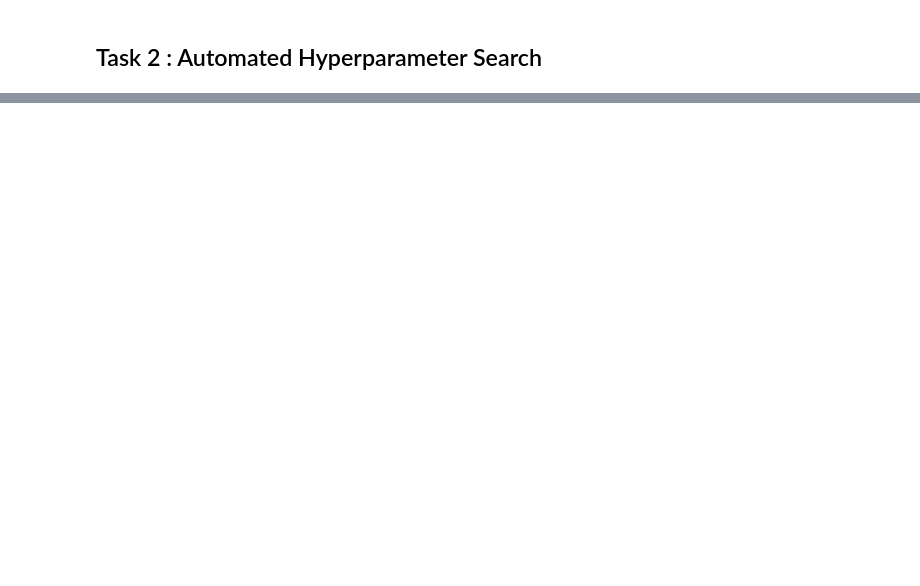
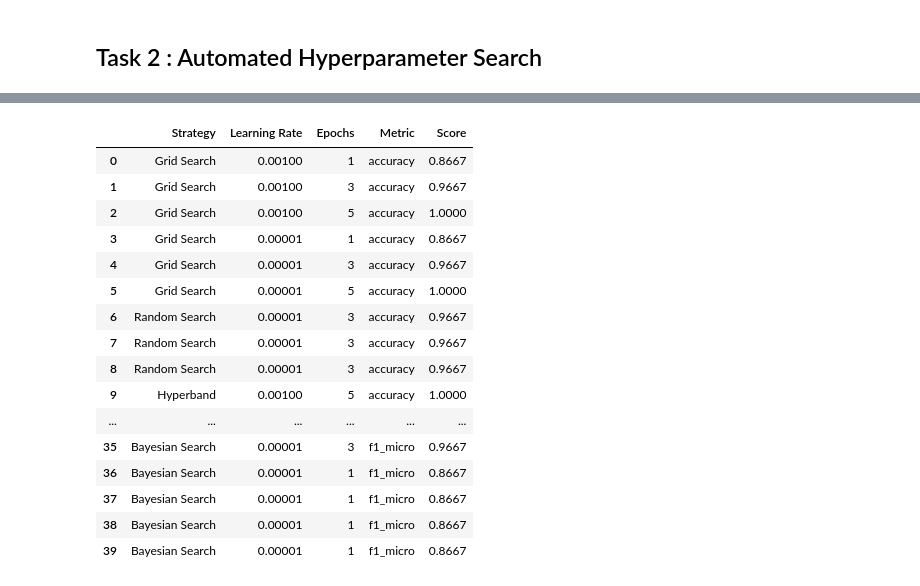
Before and after one commit to ParthivPatel2005/-CS-203-MLP-Model-Implementation-Experiment-Tracking-Hyperparameters, a Jupyter notebook: Section_2.ipynb, the cells around one changed output, grey strips where cells are left out. Saved outputs shown, nothing was run; the diff lists cells and outputs as text; code cells hidden in the pictures; blank space fills up the shorter version.

```diff
--- a/Section_2.ipynb
+++ b/Section_2.ipynb
@@ -980,0 +485,81 @@ ImportError: cannot import name 'space' from 'autogluon.core' (C:\Users\Parth\Ap
+# %%
+# Creating the final DataFrame with results
+results_data = [
+    # Grid Search
+    {"Strategy": "Grid Search", "Learning Rate": 0.001, "Epochs": 1, "Metric": "accuracy", "Score": 0.8667},
+    {"Strategy": "Grid Search", "Learning Rate": 0.001, "Epochs": 3, "Metric": "accuracy", "Score": 0.9667},
+    {"Strategy": "Grid Search", "Learning Rate": 0.001, "Epochs": 5, "Metric": "accuracy", "Score": 1.0},
+    {"Strategy": "Grid Search", "Learning Rate": 1e-05, "Epochs": 1, "Metric": "accuracy", "Score": 0.8667},
+    {"Strategy": "Grid Search", "Learning Rate": 1e-05, "Epochs": 3, "Metric": "accuracy", "Score": 0.9667},
+    {"Strategy": "Grid Search", "Learning Rate": 1e-05, "Epochs": 5, "Metric": "accuracy", "Score": 1.0},
+
+    # Random Search
+    {"Strategy": "Random Search", "Learning Rate": 1e-05, "Epochs": 3, "Metric": "accuracy", "Score": 0.9667},
+    {"Strategy": "Random Search", "Learning Rate": 1e-05, "Epochs": 3, "Metric": "accuracy", "Score": 0.9667},
+    {"Strategy": "Random Search", "Learning Rate": 1e-05, "Epochs": 3, "Metric": "accuracy", "Score": 0.9667},
+
+    # Hyperband
+    {"Strategy": "Hyperband", "Learning Rate": 0.001, "Epochs": 5, "Metric": "accuracy", "Score": 1.0},
+    {"Strategy": "Hyperband", "Learning Rate": 1e-05, "Epochs": 5, "Metric": "accuracy", "Score": 1.0},
+    {"Strategy": "Hyperband", "Learning Rate": 0.001, "Epochs": 2, "Metric": "accuracy", "Score": 0.9333},
+    {"Strategy": "Hyperband", "Learning Rate": 1e-05, "Epochs": 2, "Metric": "accuracy", "Score": 0.9333},
+    {"Strategy": "Hyperband", "Learning Rate": 0.001, "Epochs": 1, "Metric": "accuracy", "Score": 0.8667},
+    {"Strategy": "Hyperband", "Learning Rate": 1e-05, "Epochs": 1, "Metric": "accuracy", "Score": 0.8667},
+
+    # Bayesian Search
+    {"Strategy": "Bayesian Search", "Learning Rate": 1e-05, "Epochs": 3, "Metric": "accuracy", "Score": 0.9667},
+    {"Strategy": "Bayesian Search", "Learning Rate": 1e-05, "Epochs": 1, "Metric": "accuracy", "Score": 0.8667},
+    {"Strategy": "Bayesian Search", "Learning Rate": 1e-05, "Epochs": 1, "Metric": "accuracy", "Score": 0.8667},
+    {"Strategy": "Bayesian Search", "Learning Rate": 1e-05, "Epochs": 1, "Metric": "accuracy", "Score": 0.8667},
+    {"Strategy": "Bayesian Search", "Learning Rate": 1e-05, "Epochs": 1, "Metric": "accuracy", "Score": 0.8667},
+
+    # Grid Search - F1 Score
+    {"Strategy": "Grid Search", "Learning Rate": 0.001, "Epochs": 1, "Metric": "f1_micro", "Score": 0.8667},
+    {"Strategy": "Grid Search", "Learning Rate": 0.001, "Epochs": 3, "Metric": "f1_micro", "Score": 0.9667},
+    {"Strategy": "Grid Search", "Learning Rate": 0.001, "Epochs": 5, "Metric": "f1_micro", "Score": 1.0},
+    {"Strategy": "Grid Search", "Learning Rate": 1e-05, "Epochs": 1, "Metric": "f1_micro", "Score": 0.8667},
+    {"Strategy": "Grid Search", "Learning Rate": 1e-05, "Epochs": 3, "Metric": "f1_micro", "Score": 0.9667},
+    {"Strategy": "Grid Search", "Learning Rate": 1e-05, "Epochs": 5, "Metric": "f1_micro", "Score": 1.0},
+
+    # Random Search - F1 Score
+    {"Strategy": "Random Search", "Learning Rate": 1e-05, "Epochs": 3, "Metric": "f1_micro", "Score": 0.9667},
+    {"Strategy": "Random Search", "Learning Rate": 1e-05, "Epochs": 3, "Metric": "f1_micro", "Score": 0.9667},
+    {"Strategy": "Random Search", "Learning Rate": 1e-05, "Epochs": 3, "Metric": "f1_micro", "Score": 0.9667},
+
+    # Hyperband - F1 Score
+    {"Strategy": "Hyperband", "Learning Rate": 0.001, "Epochs": 5, "Metric": "f1_micro", "Score": 1.0},
+    {"Strategy": "Hyperband", "Learning Rate": 1e-05, "Epochs": 5, "Metric": "f1_micro", "Score": 1.0},
+    {"Strategy": "Hyperband", "Learning Rate": 0.001, "Epochs": 2, "Metric": "f1_micro", "Score": 0.9333},
+    {"Strategy": "Hyperband", "Learning Rate": 1e-05, "Epochs": 2, "Metric": "f1_micro", "Score": 0.9333},
+    {"Strategy": "Hyperband", "Learning Rate": 0.001, "Epochs": 1, "Metric": "f1_micro", "Score": 0.8667},
+    {"Strategy": "Hyperband", "Learning Rate": 1e-05, "Epochs": 1, "Metric": "f1_micro", "Score": 0.8667},
+
+    # Bayesian Search - F1 Score
+    {"Strategy": "Bayesian Search", "Learning Rate": 1e-05, "Epochs": 3, "Metric": "f1_micro", "Score": 0.9667},
+    {"Strategy": "Bayesian Search", "Learning Rate": 1e-05, "Epochs": 1, "Metric": "f1_micro", "Score": 0.8667},
+    {"Strategy": "Bayesian Search", "Learning Rate": 1e-05, "Epochs": 1, "Metric": "f1_micro", "Score": 0.8667},
+    {"Strategy": "Bayesian Search", "Learning Rate": 1e-05, "Epochs": 1, "Metric": "f1_micro", "Score": 0.8667},
+    {"Strategy": "Bayesian Search", "Learning Rate": 1e-05, "Epochs": 1, "Metric": "f1_micro", "Score": 0.8667},
+]
+
+results_df = pd.DataFrame(results_data)
+
+results_df
+# %% [output]
+|  | Strategy | Learning Rate | Epochs | Metric | Score |
+| 0 | Grid Search | 0.00100 | 1 | accuracy | 0.8667 |
+| 1 | Grid Search | 0.00100 | 3 | accuracy | 0.9667 |
+| 2 | Grid Search | 0.00100 | 5 | accuracy | 1.0000 |
+| 3 | Grid Search | 0.00001 | 1 | accuracy | 0.8667 |
+| 4 | Grid Search | 0.00001 | 3 | accuracy | 0.9667 |
+| 5 | Grid Search | 0.00001 | 5 | accuracy | 1.0000 |
+| 6 | Random Search | 0.00001 | 3 | accuracy | 0.9667 |
+| 7 | Random Search | 0.00001 | 3 | accuracy | 0.9667 |
+| 8 | Random Search | 0.00001 | 3 | accuracy | 0.9667 |
+| 9 | Hyperband | 0.00100 | 5 | accuracy | 1.0000 |
+| ... | ... | ... | ... | ... | ... |
+| 35 | Bayesian Search | 0.00001 | 3 | f1_micro | 0.9667 |
+| 36 | Bayesian Search | 0.00001 | 1 | f1_micro | 0.8667 |
+| 37 | Bayesian Search | 0.00001 | 1 | f1_micro | 0.8667 |
+| 38 | Bayesian Search | 0.00001 | 1 | f1_micro | 0.8667 |
+| 39 | Bayesian Search | 0.00001 | 1 | f1_micro | 0.8667 |
```
Also changed, not shown: parts of 35 cells of this notebook, 3 other files.
